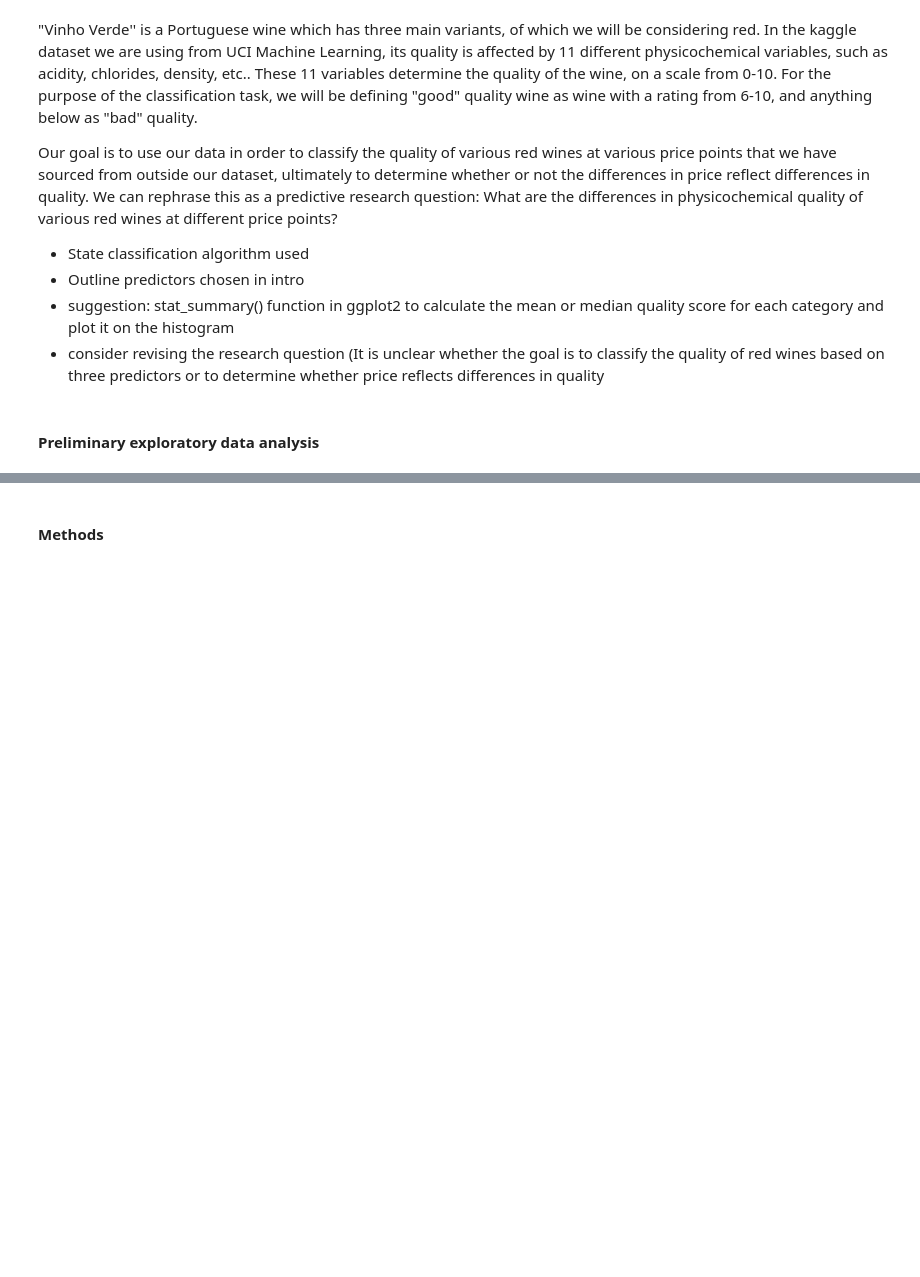
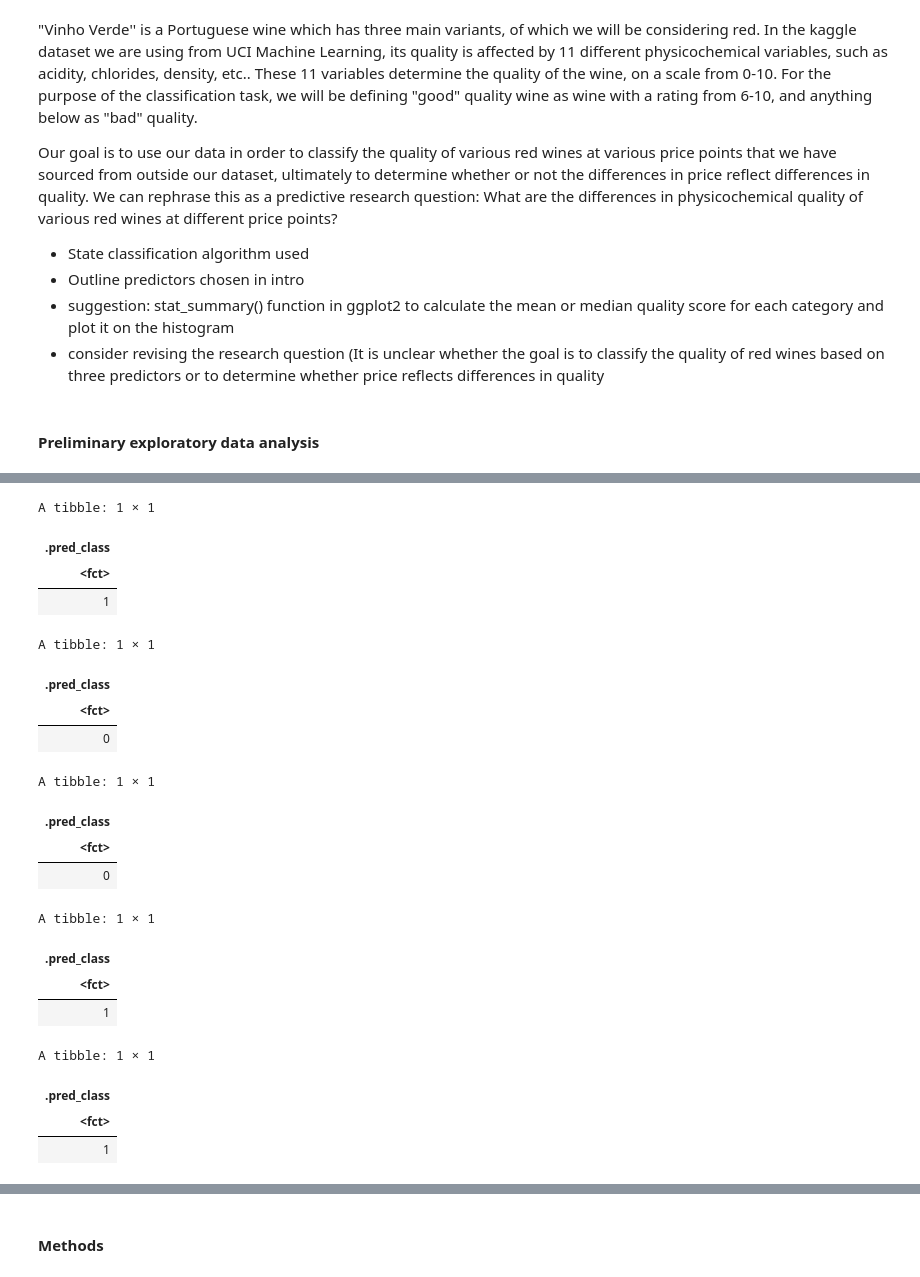
Before and after one commit to man-on-wire/Vinho-Verde, a Jupyter notebook: Written Proposal.ipynb, the cells around one changed output, grey strips where cells are left out. Cells and saved outputs as stored; diff of their text form; code cells hidden in the pictures; blank space fills up the shorter version.

```diff
--- a/Written Proposal.ipynb
+++ b/Written Proposal.ipynb
@@ -132,3 +137,56 @@ A tibble: 10 × 7
+# %%
+cheap_wine <- tibble(pH = 3.58,
+                   fixed.acidity = 6.3,
+                    alcohol = 13.9)
+
+cheap_wine_2 <- tibble(pH = 3.77,
+                   fixed.acidity = 5.3,
+                    alcohol = 13.5)
+
+cheap_wine_3 <- tibble(pH = 3.76,
+                   fixed.acidity = 5.3,
+                    alcohol = 14.5)
+
+medium_wine <- tibble(pH = 3.7,
+                   fixed.acidity = 7.07,
+                    alcohol = 14.5)
+
+exp_wine <- tibble(pH = 3.62,
+                   fixed.acidity = 6.9,
+                    alcohol = 13.5)
+
+cheap_wine_predict <- predict(wine_fit, cheap_wine)
+cheap_wine_2_predict <- predict(wine_fit, cheap_wine_2)
+medium_wine_predict <- predict(wine_fit, medium_wine)
+exp_wine_predict <- predict(wine_fit, exp_wine)
+cheap_wine_3_predict <- predict(wine_fit, cheap_wine_3)
+
+cheap_wine_predict
+medium_wine_predict
+exp_wine_predict
+cheap_wine_2_predict
+cheap_wine_3_predict
+# %% [output]
+A tibble: 1 × 1
+| .pred_class |
+| <fct> |
+| 1 |
+A tibble: 1 × 1
+| .pred_class |
+| <fct> |
+| 0 |
+A tibble: 1 × 1
+| .pred_class |
+| <fct> |
+| 0 |
+A tibble: 1 × 1
+| .pred_class |
+| <fct> |
+| 1 |
+A tibble: 1 × 1
+| .pred_class |
+| <fct> |
+| 1 |
 # %%
 red_wine_quality_count <- red_wine_train |>
     group_by(quality) |>
```
Also changed, not shown: parts of 7 cells of this notebook.
